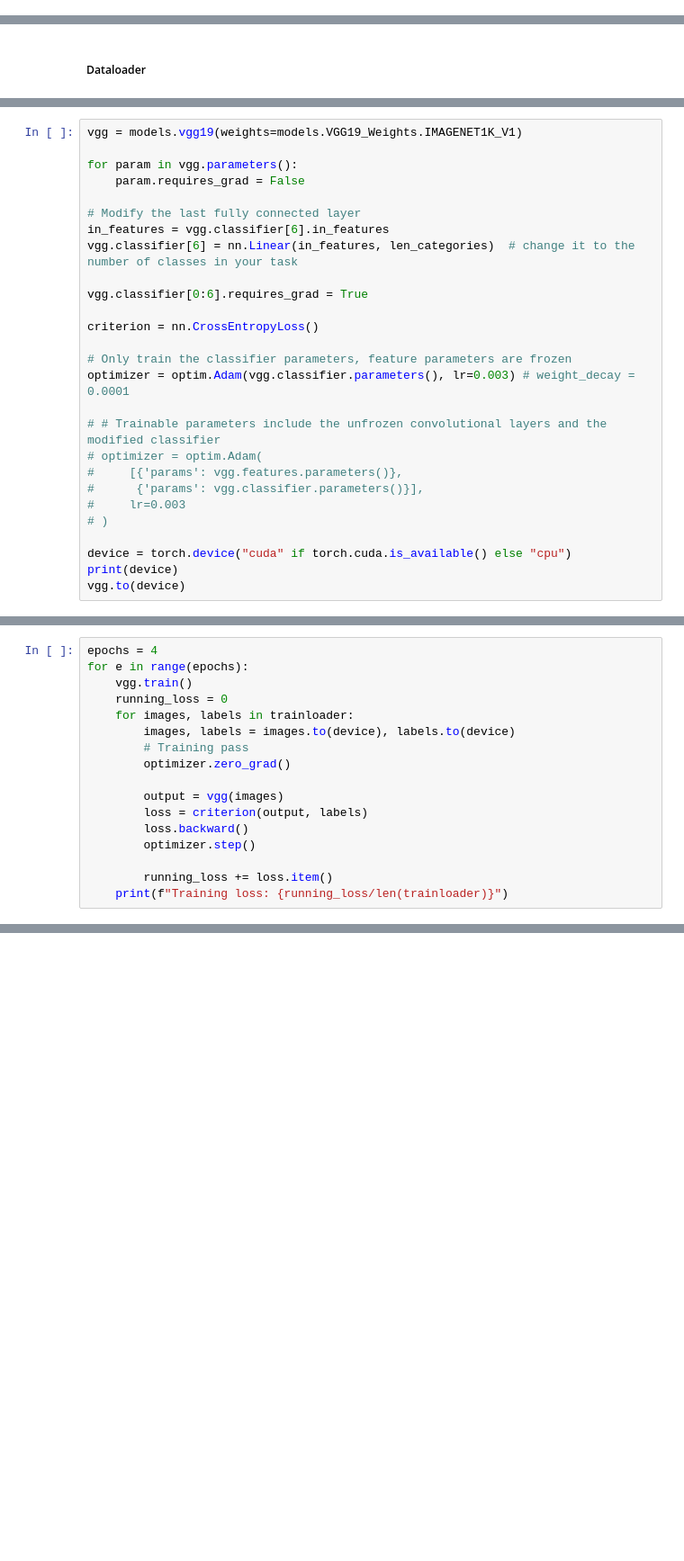
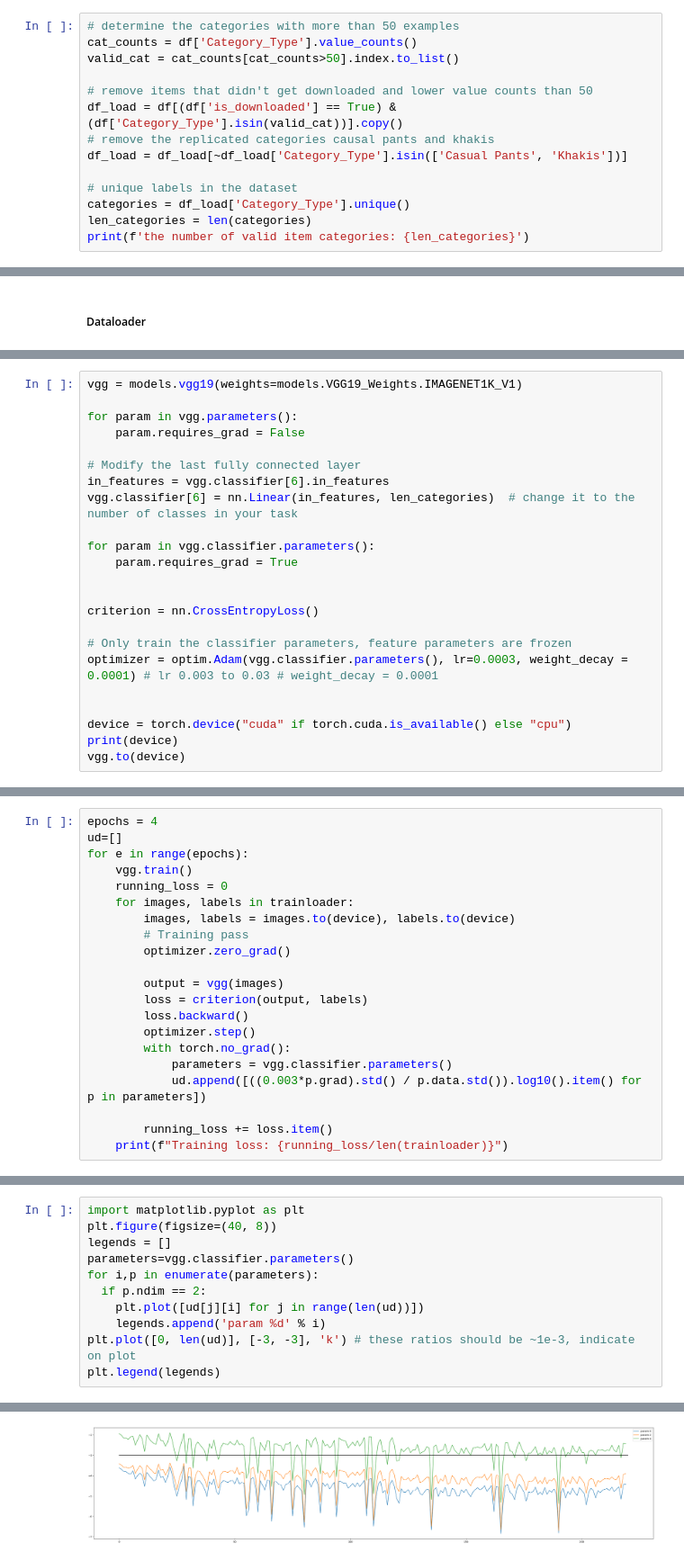
Before and after one commit to Esra-Al/Image_Classification, a Jupyter notebook: threadup_classify.ipynb, the cells around one changed output, grey strips where cells are left out. Shown at 90% size. Drawn from its saved outputs; the diff is of its cells as text; blank space fills up the shorter version.

```diff
--- a/threadup_classify.ipynb
+++ b/threadup_classify.ipynb
@@ -60,0 +57,14 @@ the number of valid item categories: 21
+# %%
+# determine the categories with more than 50 examples
+cat_counts = df['Category_Type'].value_counts()
+valid_cat = cat_counts[cat_counts>50].index.to_list()
+
+# remove items that didn't get downloaded and lower value counts than 50
+df_load = df[(df['is_downloaded'] == True) & (df['Category_Type'].isin(valid_cat))].copy()
+# remove the replicated categories causal pants and khakis
+df_load = df_load[~df_load['Category_Type'].isin(['Casual Pants', 'Khakis'])]
+
+# unique labels in the dataset
+categories = df_load['Category_Type'].unique()
+len_categories = len(categories)
+print(f'the number of valid item categories: {len_categories}')
@@ -175,19 +176,15 @@ for param in vgg.parameters():
 in_features = vgg.classifier[6].in_features
 vgg.classifier[6] = nn.Linear(in_features, len_categories)  # change it to the number of classes in your task
 
-vgg.classifier[0:6].requires_grad = True
+for param in vgg.classifier.parameters():
+    param.requires_grad = True
+
 
 criterion = nn.CrossEntropyLoss()
 
 # Only train the classifier parameters, feature parameters are frozen
-optimizer = optim.Adam(vgg.classifier.parameters(), lr=0.003) # weight_decay = 0.0001
+optimizer = optim.Adam(vgg.classifier.parameters(), lr=0.0003, weight_decay = 0.0001) # lr 0.003 to 0.03 # weight_decay = 0.0001
 
-# # Trainable parameters include the unfrozen convolutional layers and the modified classifier
-# optimizer = optim.Adam(
-#     [{'params': vgg.features.parameters()},
-#      {'params': vgg.classifier.parameters()}],
-#     lr=0.003
-# )
 
 device = torch.device("cuda" if torch.cuda.is_available() else "cpu")
 print(device)
@@ -213,6 +210,7 @@ VGG(
 )
 # %%
 epochs = 4
+ud=[]
 for e in range(epochs):
     vgg.train()
     running_loss = 0
@@ -225,6 +223,9 @@ for e in range(epochs):
         loss = criterion(output, labels)
         loss.backward()
         optimizer.step()
+        with torch.no_grad():
+            parameters = vgg.classifier.parameters()
+            ud.append([((0.003*p.grad).std() / p.data.std()).log10().item() for p in parameters])
 
         running_loss += loss.item()
     print(f"Training loss: {running_loss/len(trainloader)}")
@@ -235,0 +237,12 @@ Training loss: 0.16914669735553234
+# %%
+import matplotlib.pyplot as plt
+plt.figure(figsize=(40, 8))
+legends = []
+parameters=vgg.classifier.parameters()
+for i,p in enumerate(parameters):
+  if p.ndim == 2:
+    plt.plot([ud[j][i] for j in range(len(ud))])
+    legends.append('param %d' % i)
+plt.plot([0, len(ud)], [-3, -3], 'k') # these ratios should be ~1e-3, indicate on plot
+plt.legend(legends)
+# %% [output]
@@ -235,0 +250 @@ Training loss: 0.16914669735553234
+[figure, added]
```
Also changed, not shown: parts of 24 cells of this notebook, 4 other files.
